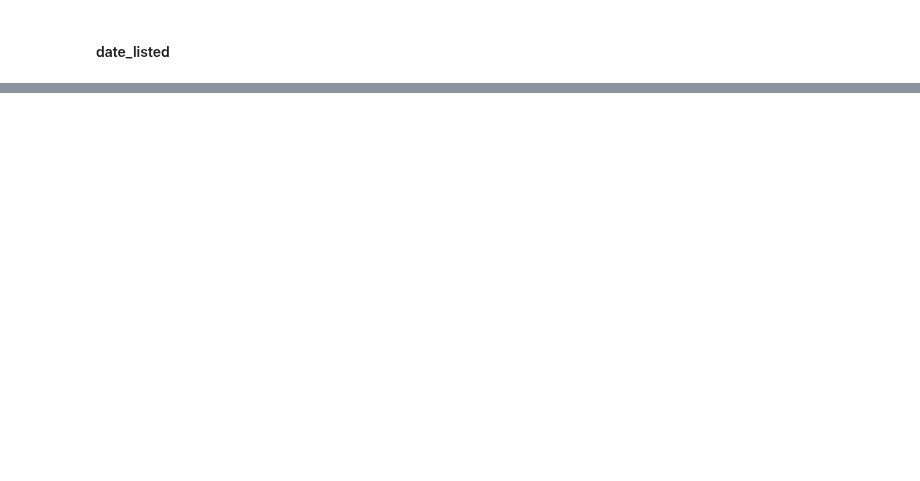
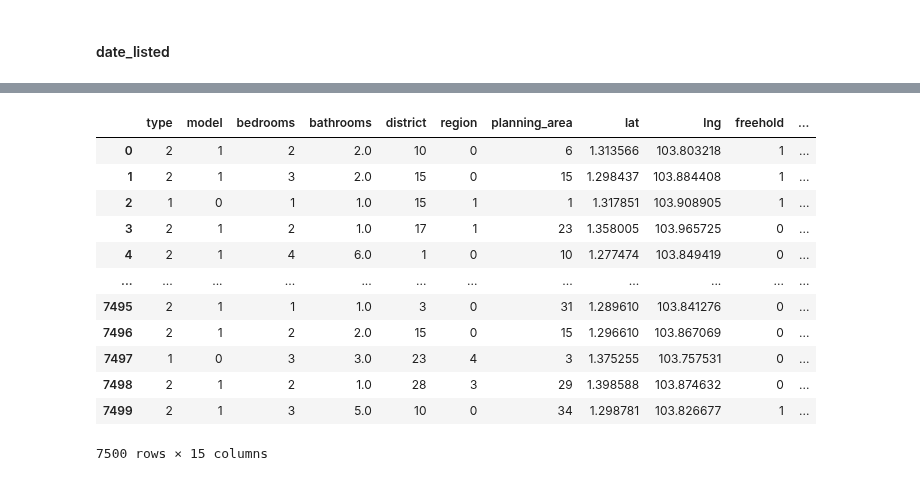
Before and after one commit to luoxiangyi222/cs5228-team-not-found, a Jupyter notebook: cs5228_project_lxy.ipynb, the cells around one changed output, grey strips where cells are left out. Saved outputs shown, nothing was run; the diff lists cells and outputs as text; code cells hidden in the pictures; blank space fills up the shorter version.

```diff
--- a/cs5228_project_lxy.ipynb
+++ b/cs5228_project_lxy.ipynb
@@ -850,3 +1011,18 @@ train_df.to_csv('./data/clean_train.csv')
 # %%
-test_df.head()
+test_df = test_df.reset_index(drop=True)
 test_df.to_csv('./data/clean_test.csv')
+test_df
+# %% [output]
+|  | type | model | bedrooms | bathrooms | district | region | planning_area | lat | lng | freehold | ... |
+| 0 | 2 | 1 | 2 | 2.0 | 10 | 0 | 6 | 1.313566 | 103.803218 | 1 | ... |
+| 1 | 2 | 1 | 3 | 2.0 | 15 | 0 | 15 | 1.298437 | 103.884408 | 1 | ... |
+| 2 | 1 | 0 | 1 | 1.0 | 15 | 1 | 1 | 1.317851 | 103.908905 | 1 | ... |
+| 3 | 2 | 1 | 2 | 1.0 | 17 | 1 | 23 | 1.358005 | 103.965725 | 0 | ... |
+| 4 | 2 | 1 | 4 | 6.0 | 1 | 0 | 10 | 1.277474 | 103.849419 | 0 | ... |
+| ... | ... | ... | ... | ... | ... | ... | ... | ... | ... | ... | ... |
+| 7495 | 2 | 1 | 1 | 1.0 | 3 | 0 | 31 | 1.289610 | 103.841276 | 0 | ... |
+| 7496 | 2 | 1 | 2 | 2.0 | 15 | 0 | 15 | 1.296610 | 103.867069 | 0 | ... |
+| 7497 | 1 | 0 | 3 | 3.0 | 23 | 4 | 3 | 1.375255 | 103.757531 | 0 | ... |
+| 7498 | 2 | 1 | 2 | 1.0 | 28 | 3 | 29 | 1.398588 | 103.874632 | 0 | ... |
+| 7499 | 2 | 1 | 3 | 5.0 | 10 | 0 | 34 | 1.298781 | 103.826677 | 1 | ... |
+7500 rows × 15 columns
```
Also changed, not shown: parts of 32 cells of this notebook, 4 other files.
